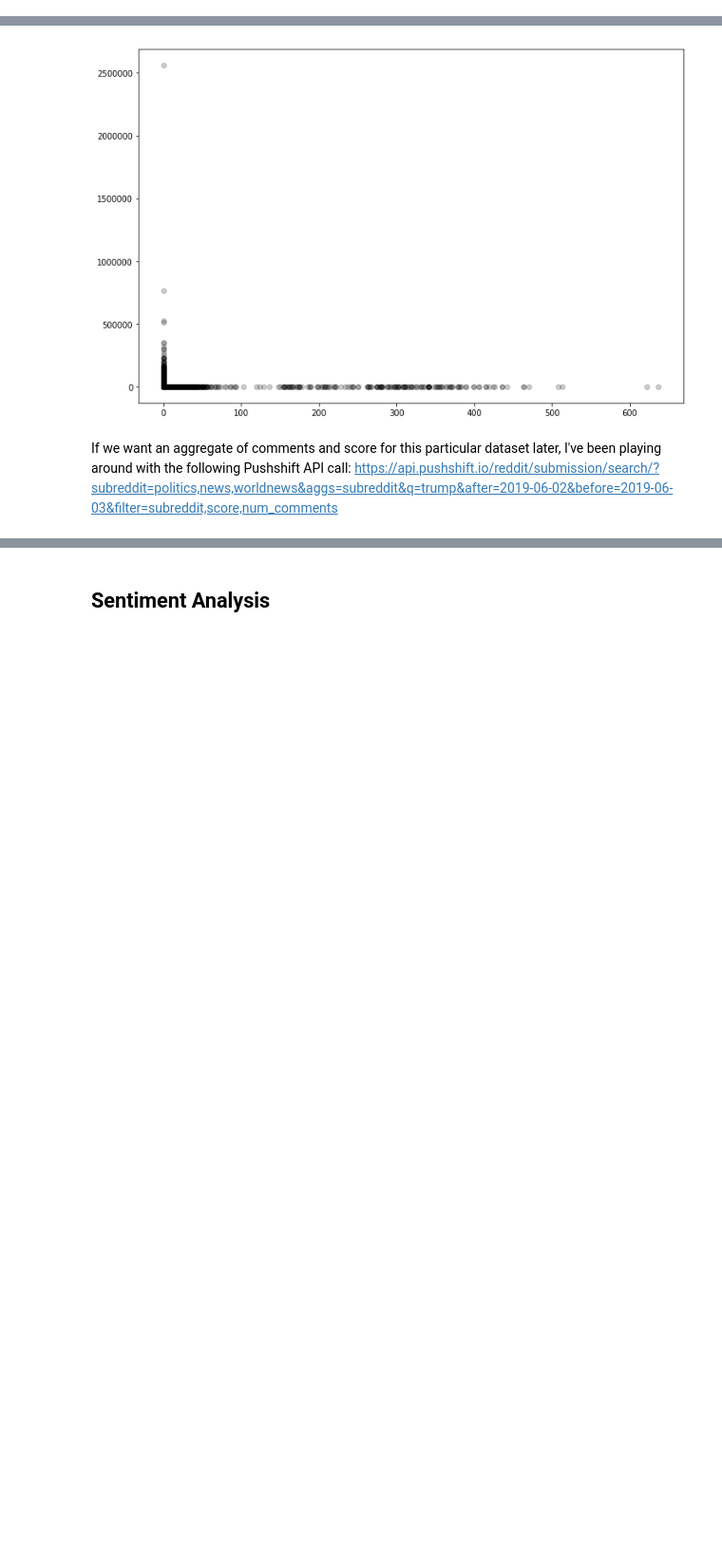
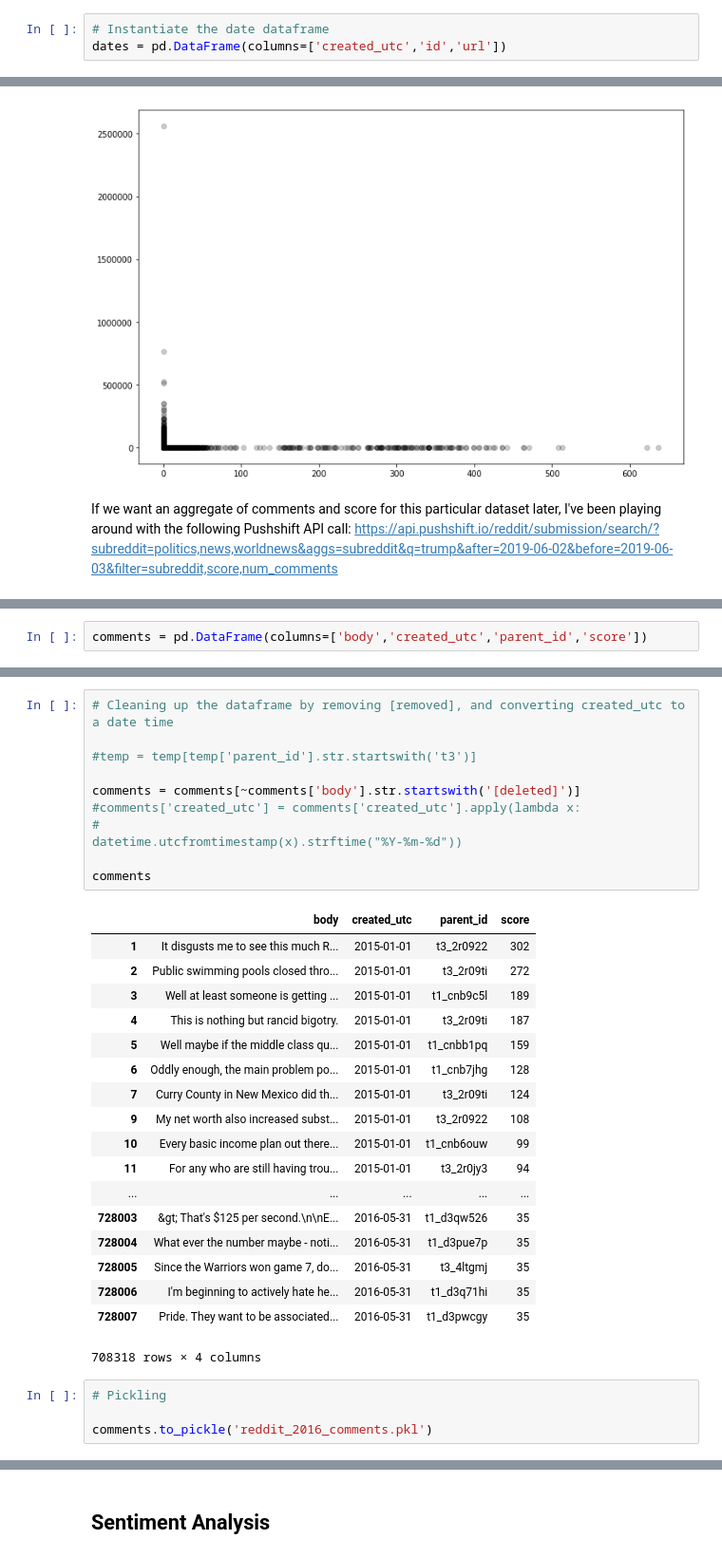
Before and after one commit to berkeley-politics-capstone/politics-capstone, a Jupyter notebook: src/reddit/Reddit API.ipynb, the cells around one changed output, grey strips where cells are left out. Shown: that part at 95% size. Saved outputs shown, nothing was run; the diff lists cells and outputs as text; blank space fills up the shorter version.

```diff
--- a/src/reddit/Reddit API.ipynb
+++ b/src/reddit/Reddit API.ipynb
@@ -177,0 +147,3 @@ sample_post.title
+# %%
+# Instantiate the date dataframe
+dates = pd.DataFrame(columns=['created_utc','id','url'])
@@ -367,0 +440,2 @@ If we want an aggregate of comments and score for this particular dataset later,
+# %%
+comments = pd.DataFrame(columns=['body','created_utc','parent_id','score'])
@@ -367,0 +502,33 @@ If we want an aggregate of comments and score for this particular dataset later,
+# %%
+# Cleaning up the dataframe by removing [removed], and converting created_utc to a date time
+
+#temp = temp[temp['parent_id'].str.startswith('t3')]
+
+comments = comments[~comments['body'].str.startswith('[deleted]')]
+#comments['created_utc'] = comments['created_utc'].apply(lambda x:
+#                                                        datetime.utcfromtimestamp(x).strftime("%Y-%m-%d"))
+
+comments
+# %% [output]
+|  | body | created_utc | parent_id | score |
+| 1 | It disgusts me to see this much R... | 2015-01-01 | t3_2r0922 | 302 |
+| 2 | Public swimming pools closed thro... | 2015-01-01 | t3_2r09ti | 272 |
+| 3 | Well at least someone is getting ... | 2015-01-01 | t1_cnb9c5l | 189 |
+| 4 | This is nothing but rancid bigotry. | 2015-01-01 | t3_2r09ti | 187 |
+| 5 | Well maybe if the middle class qu... | 2015-01-01 | t1_cnbb1pq | 159 |
+| 6 | Oddly enough, the main problem po... | 2015-01-01 | t1_cnb7jhg | 128 |
+| 7 | Curry County in New Mexico did th... | 2015-01-01 | t3_2r09ti | 124 |
+| 9 | My net worth also increased subst... | 2015-01-01 | t3_2r0922 | 108 |
+| 10 | Every basic income plan out there... | 2015-01-01 | t1_cnb6ouw | 99 |
+| 11 | For any who are still having trou... | 2015-01-01 | t3_2r0jy3 | 94 |
+| ... | ... | ... | ... | ... |
+| 728003 | &gt; That's $125 per second.\n\nE... | 2016-05-31 | t1_d3qw526 | 35 |
+| 728004 | What ever the number maybe - noti... | 2016-05-31 | t1_d3pue7p | 35 |
+| 728005 | Since the Warriors won game 7, do... | 2016-05-31 | t3_4ltgmj | 35 |
+| 728006 | I'm beginning to actively hate he... | 2016-05-31 | t1_d3q71hi | 35 |
+| 728007 | Pride. They want to be associated... | 2016-05-31 | t1_d3pwcgy | 35 |
+708318 rows × 4 columns
+# %%
+# Pickling
+
+comments.to_pickle('reddit_2016_comments.pkl')
```
Also changed, not shown: parts of 32 cells of this notebook.
